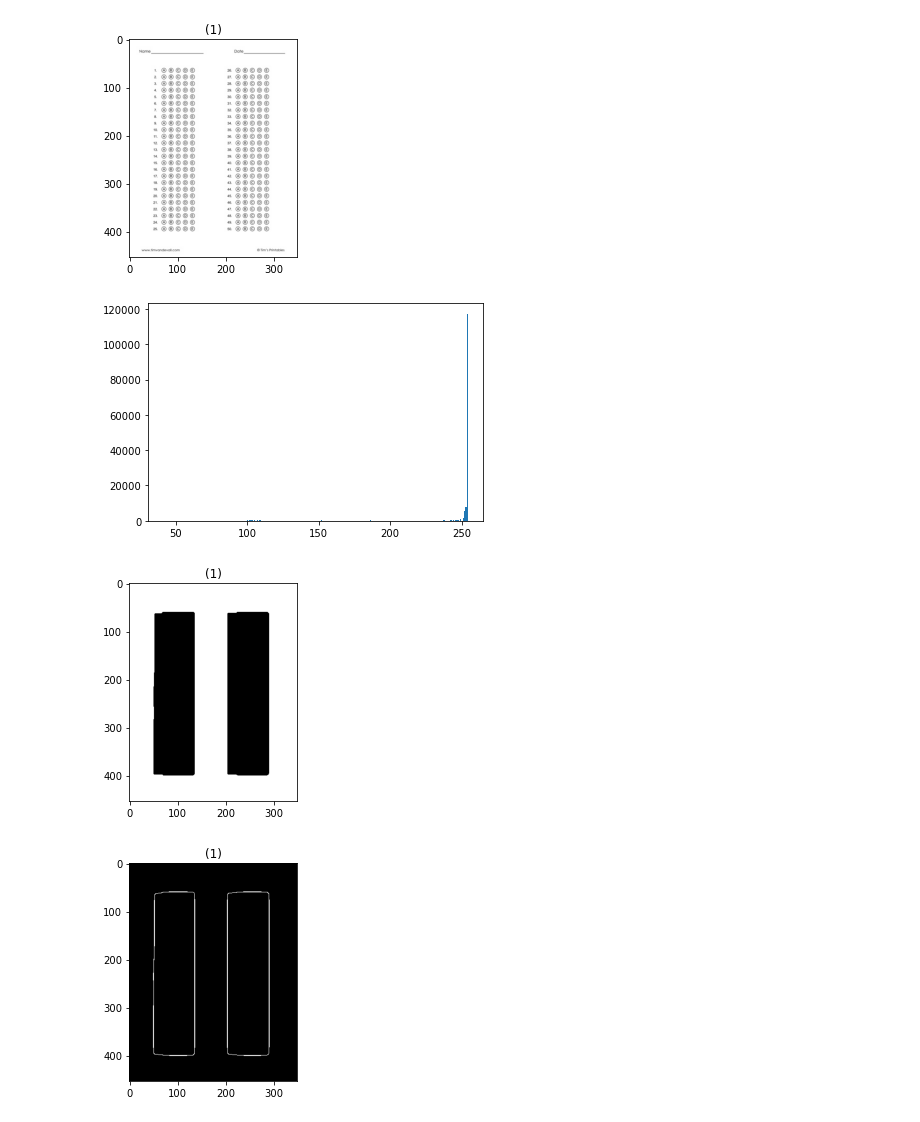
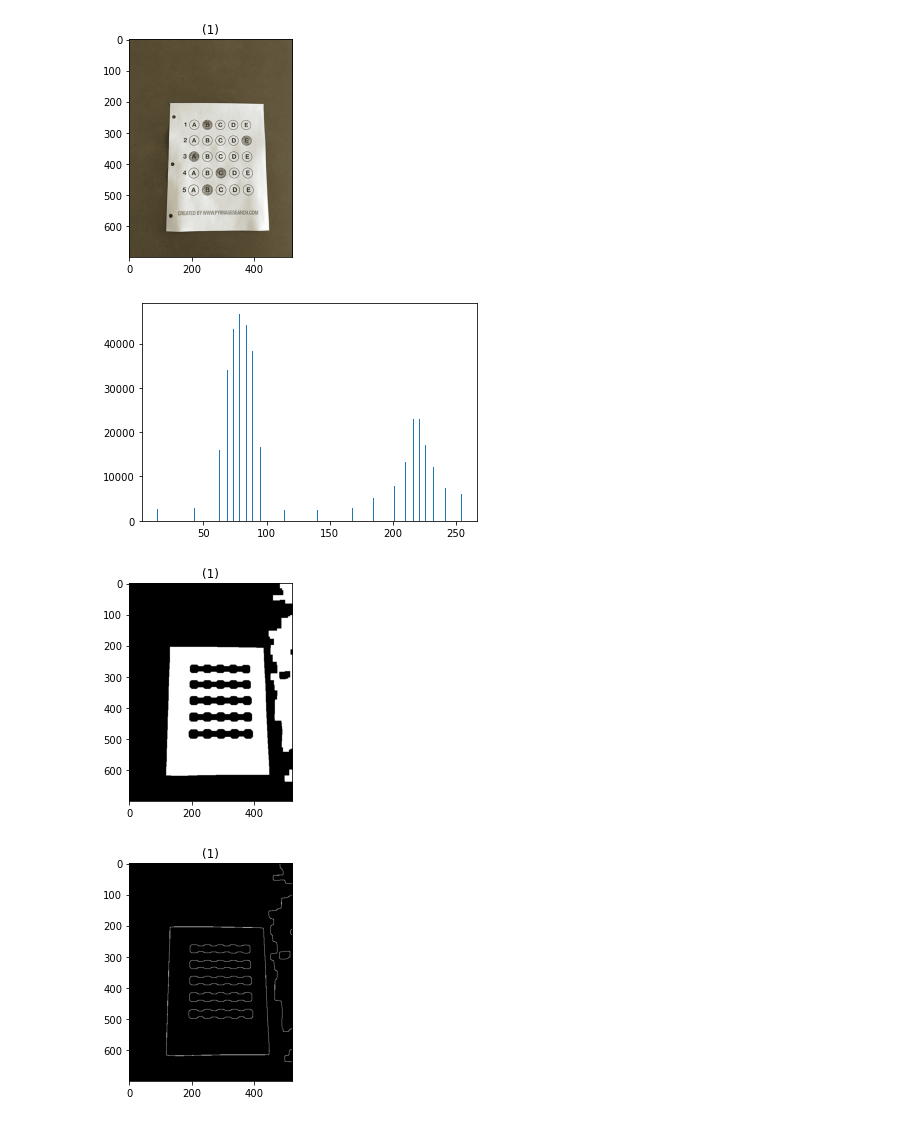
Before and after one commit to Ziyadhassan/Bubble-Sheet-Checker, a Jupyter notebook: project.ipynb, the cells around one changed output. Drawn from its saved outputs; the diff is of its cells as text; code cells hidden in the pictures.

Commit message:
thresholding function is implemented

```diff
--- a/project.ipynb
+++ b/project.ipynb
@@ -18,45 +23,69 @@ from skimage.measure import find_contours
+# %%
+def threshold(gray_image):
+    margin = 30
+    # imgHist = histogram(gray_image, nbins=256)[0].astype(np.uint8)
+    imgHist = myHistogram(gray_image=gray_image)
+    maxIndex = np.argmax(imgHist)
+
+    indexleft = 0
+    if maxIndex > margin:
+        indexleft = np.argmax(imgHist[:maxIndex-margin])
+
+    indexRight = 256
+    if 256 - maxIndex > margin:
+        indexRight = maxIndex + margin + np.argmax(imgHist[maxIndex+margin:255])
+
+    if imgHist[indexleft] > imgHist[indexRight]:
+        return indexleft + np.argmin(imgHist[indexleft:maxIndex])
+    else:
+        return maxIndex + np.argmin(imgHist[maxIndex:indexRight])
 # %%
-image = io.imread("imgs/5.jpg")
+image = io.imread("imgs/7.jpg")
+
 show_images([image])
 orignal_image = image.copy()
 #orignal_image = resize(orignal_image, (500 , 500))
 #orignal_image = orignal_image.astype(float)
 
-gray_image = rgb2gray(orignal_image)*255
+gray_image = np.round(rgb2gray(image)*256).astype(int)
+
 showHist(gray_image)
-threshold = 200
+
+threshold = threshold(gray_image)
+
+
 gray_image = gray_image > threshold
-dia_SE = np.ones((16,16))
+dia_SE = np.ones((16, 16))
 #Bluured_image  = gaussian(gray_image, sigma=1,  mode='nearest')
-opening = binary_dilation(binary_erosion(gray_image , dia_SE),dia_SE)
-closing = binary_erosion(binary_dilation(opening , dia_SE),dia_SE)
+opening = binary_dilation(binary_erosion(gray_image, dia_SE), dia_SE)
+closing = binary_erosion(binary_dilation(opening, dia_SE), dia_SE)
 show_images([closing])
 edged = canny(closing, sigma=3)
 # show the original image and the edge detected image
 show_images([edged])
 
 
-bounding_boxes = find_contours(edged,0.8)
+bounding_boxes = find_contours(edged, 0.8)
 
 # Display the image and plot all contours found
 fig, ax = plt.subplots()
 ax.imshow(edged, cmap=plt.cm.gray)
 blank = np.zeros(gray_image.shape)
 
 for contour in bounding_boxes:
     x_diff = contour[:, 1].max() - contour[:, 1].min()
     y_diff = contour[:, 0].max() - contour[:, 0].min()
 # #     print(x_diff,y_diff)
 #     if( x_diff >= image.shape[1] // 5  or y_diff >= image.shape[0]//5 ):
 # #       print('hi')
     for i in contour[:, 0]:
         for j in contour[:, 1]:
-            #print(i,j)
-            blank[int(i)][int(j)]=1
-    ax.plot(contour[:, 1], contour[:, 0], linewidth=2,color='green')
+            # print(i,j)
+            blank[int(i)][int(j)] = 1
+    ax.plot(contour[:, 1], contour[:, 0], linewidth=2, color='green')
 show_images([blank])
 # %% [output]
-[figure, old version]
+[figure, new version]
-[figure, old version]
+[figure, new version]
-[figure, old version]
+[figure, new version]
-[figure, old version]
+[figure, new version]
```
Also changed, not shown: parts of 5 cells of this notebook, 20 other files.
